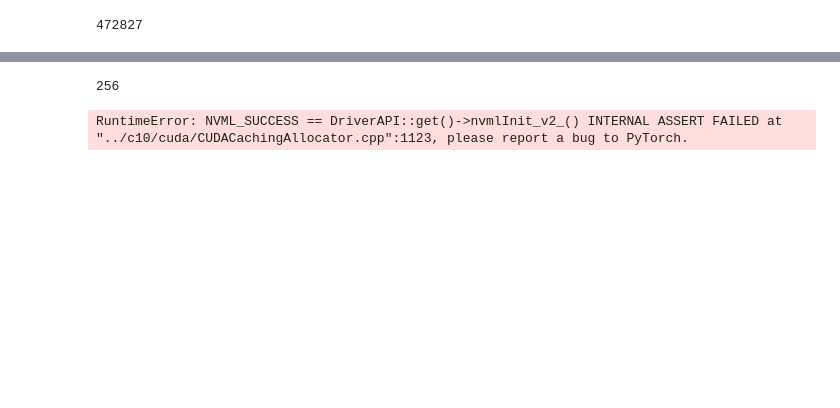
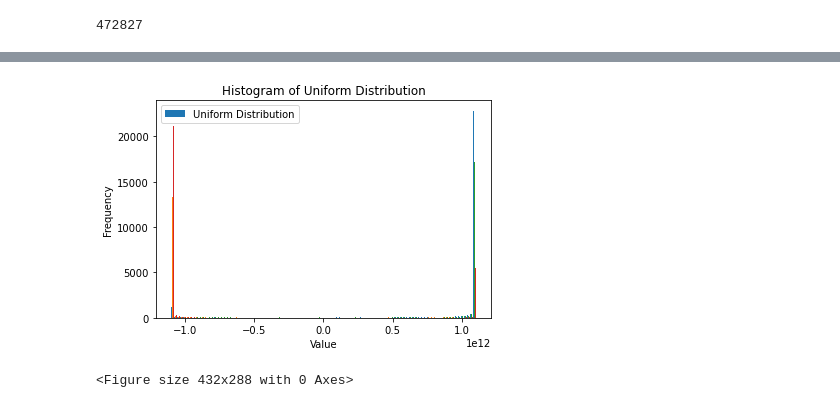
Before and after one commit to igordt/CMEPDA, a Jupyter notebook: Originale.ipynb, the cells around one changed output, grey strips where cells are left out. Saved outputs shown, nothing was run; the diff lists cells and outputs as text; code cells hidden in the pictures; blank space fills up the shorter version.

```diff
--- a/Originale.ipynb
+++ b/Originale.ipynb
@@ -319,29 +301,33 @@ fig.savefig('figures/Variables_distribution_with_reconstruction.pdf',dpi=190)
 # comp = unif''/2**N
 # gaus' = erfinv(comp)
 # data' = flow^-1(gaus') ==? data
-# %%
-print(2**8)
-# %% [output]
-256
 # %%
 ###COMPRESSING###
-N = 8
+N = 10
 
 x_tensor = torch.tensor(x).to('cuda').float()
 gaus = flow.transform_to_noise(x_tensor)
 unif = torch.erf(gaus)
 unif = unif * 2**N
 unif = torch.floor(unif)
 
-plt.hist(unif.cpu().detach().numpy(), bins=100)
+plt.hist(unif.cpu().detach().numpy(), bins=100, label='Uniform Distribution')
 plt.xlabel('Value')
 plt.ylabel('Frequency')
 plt.title('Histogram of Uniform Distribution')
+plt.legend()
 plt.show()
-plt.savefig('figures/unif.pdf',dpi=190)
+plt.savefig('figures/unif.pdf', dpi=190)
+
 
 comp = unif/2**N   #compression
 gaus_comp = torch.erfinv(comp)
 x_comp = flow.sample(len(gaus_comp))
+
+
+x_comp = x_comp.cpu().detach().numpy()
+x_comp = scaler.inverse_transform(x_comp)
+x_comp = np.exp(x_comp) - 10
 # %% [output]
+[figure, added]
-RuntimeError: NVML_SUCCESS == DriverAPI::get()->nvmlInit_v2_() INTERNAL ASSERT FAILED at "../c10/cuda/CUDACachingAllocator.cpp":1123, please report a bug to PyTorch.
+<Figure size 432x288 with 0 Axes>
```
Also changed, not shown: parts of 9 cells of this notebook, 6 other files.
